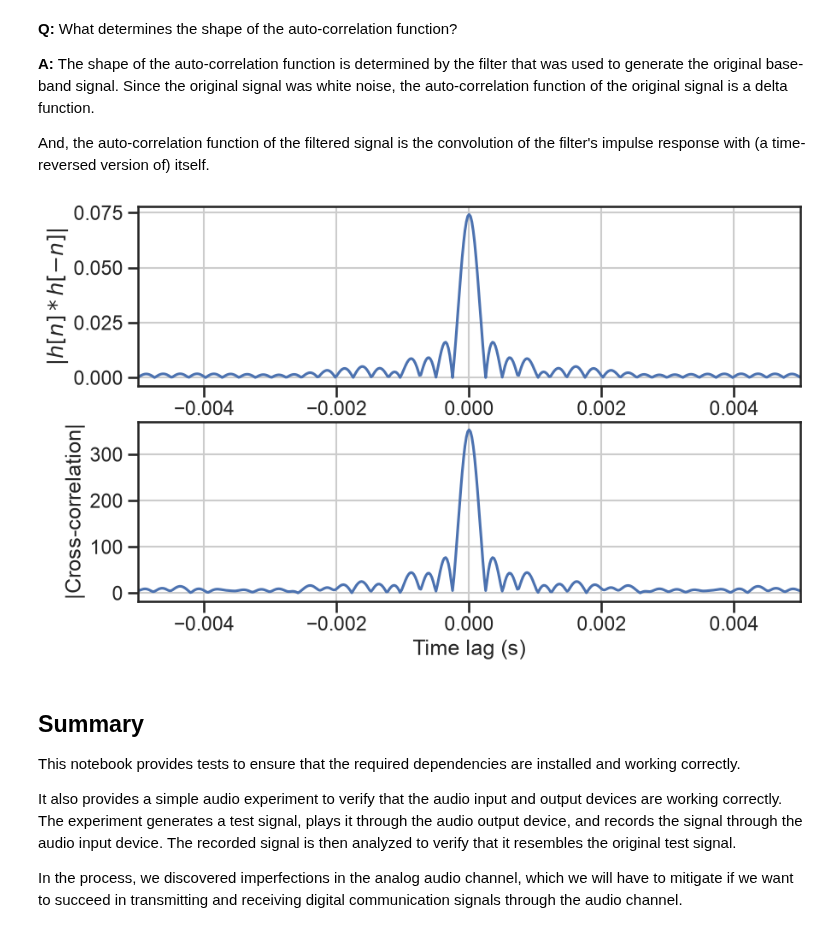
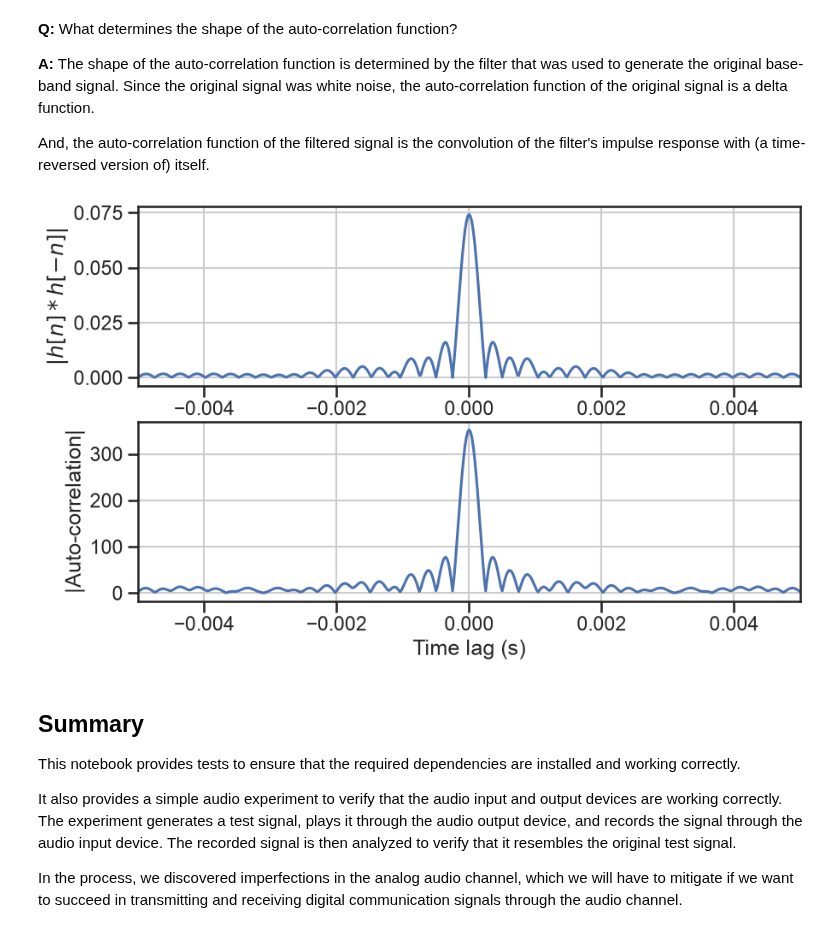
Before and after one commit to bepepa/dc_632_26, a Jupyter notebook: notebooks/00_test_setup.ipynb, the cells around one changed output. Cells and saved outputs as stored; diff of their text form; code cells hidden in the pictures.

```diff
--- a/notebooks/00_test_setup.ipynb
+++ b/notebooks/00_test_setup.ipynb
@@ -334,24 +334,24 @@ And, the auto-correlation function of the filtered signal is the convolution of
 # %%
 hh = signal.sosfilt(sos, np.concatenate(([1], np.zeros(9999))))  # Impulse response of the low-pass filter
 R_hh = np.convolve(hh, hh[::-1], mode='full')  # Compute the auto-correlation of the impulse response
 lag_h = np.arange(-len(hh) + 1, len(hh))
 
 plt.subplot(2, 1, 1)
 plt.plot(lag_h/fs, np.abs(R_hh))
 plt.xlabel('Time lag (s)')
 plt.xlim(-0.005, 0.005)
 plt.ylabel('$|h[n] * h[-n]|$')
 plt.grid(True)
 
 plt.subplot(2, 1, 2)
 plt.plot(lag/fs, np.abs(acorr))
 plt.xlabel('Time lag (s)')
 plt.xlim(-0.005, 0.005)
-plt.ylabel('|Cross-correlation|')
+plt.ylabel('|Auto-correlation|')
 plt.grid(True)
 plt.show()
 # %% [output]
-[figure, old version]
+[figure, new version]
 # %% [markdown]
 ## Summary
 
```
Also changed, not shown: parts of 8 cells of this notebook.
